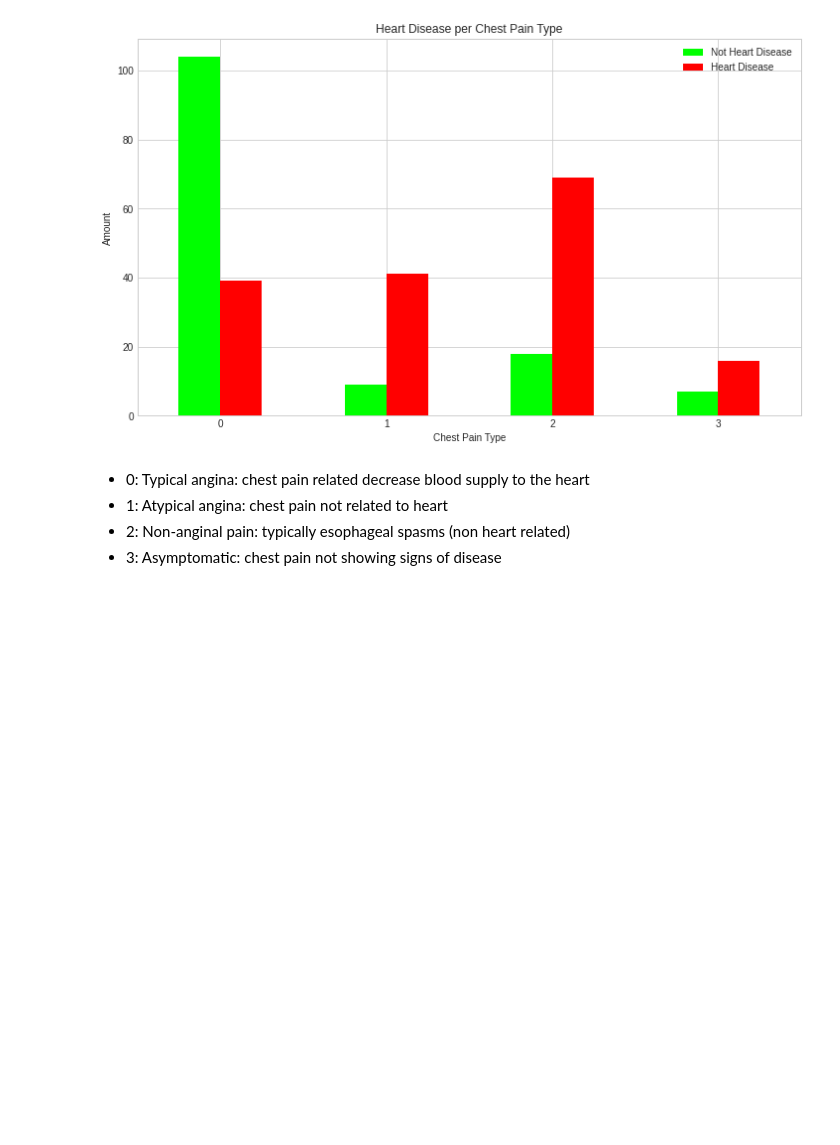
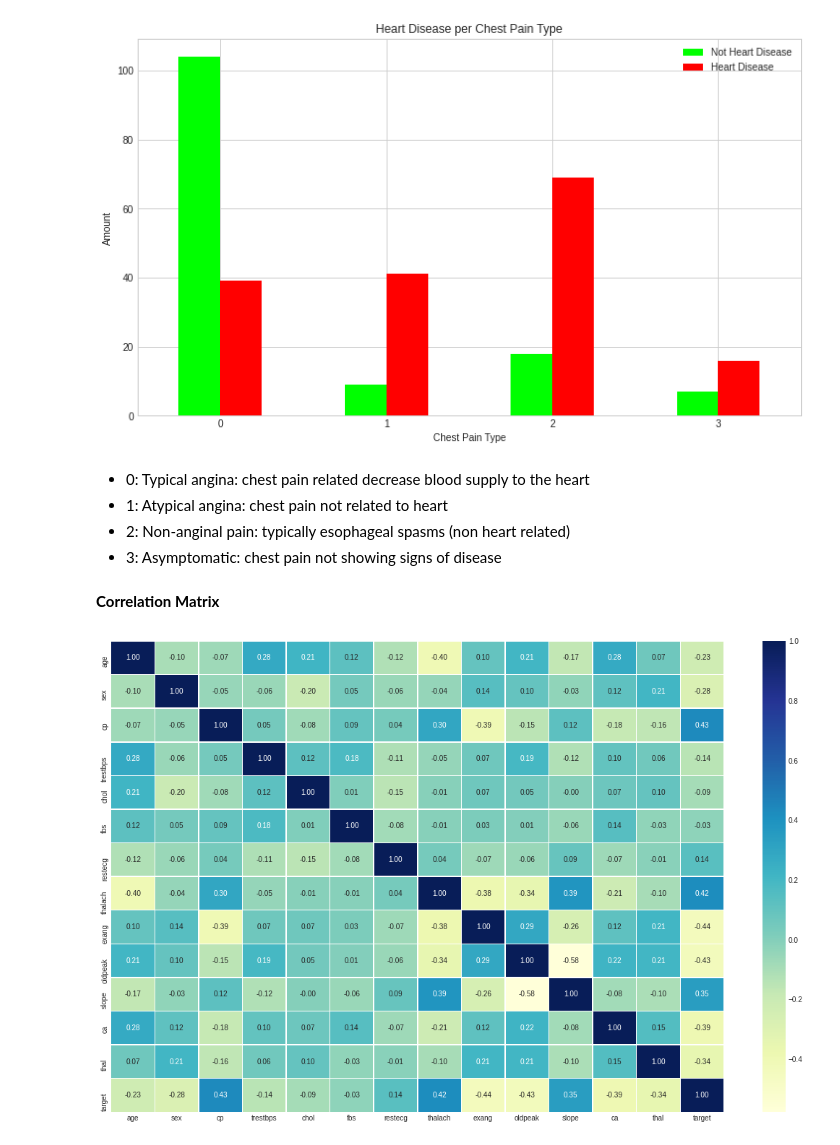
Before and after one commit to Naimul-Islam-Siam/Heart-Disease-Prediction, a Jupyter notebook: heart_disease_classification.ipynb, the cells around one changed output. Drawn from its saved outputs; the diff is of its cells as text; code cells hidden in the pictures; blank space fills up the shorter version.

Commit message:
Correlation Matrix

```diff
--- a/heart_disease_classification.ipynb
+++ b/heart_disease_classification.ipynb
@@ -208,3 +208,13 @@ plt.xticks(rotation=0);
 - 1: Atypical angina: chest pain not related to heart
 - 2: Non-anginal pain: typically esophageal spasms (non heart related)
 - 3: Asymptomatic: chest pain not showing signs of disease
+# %% [markdown]
+**Correlation Matrix**
+# %%
+corr_matrix = df.corr()
+
+fig, ax = plt.subplots(figsize=(19, 12))
+
+ax = sns.heatmap(corr_matrix, fmt=".2f", annot=True, cmap="YlGnBu", linewidths=0.5);
+# %% [output]
+[figure, added]
```
Also changed, not shown: parts of 1 cell of this notebook.
